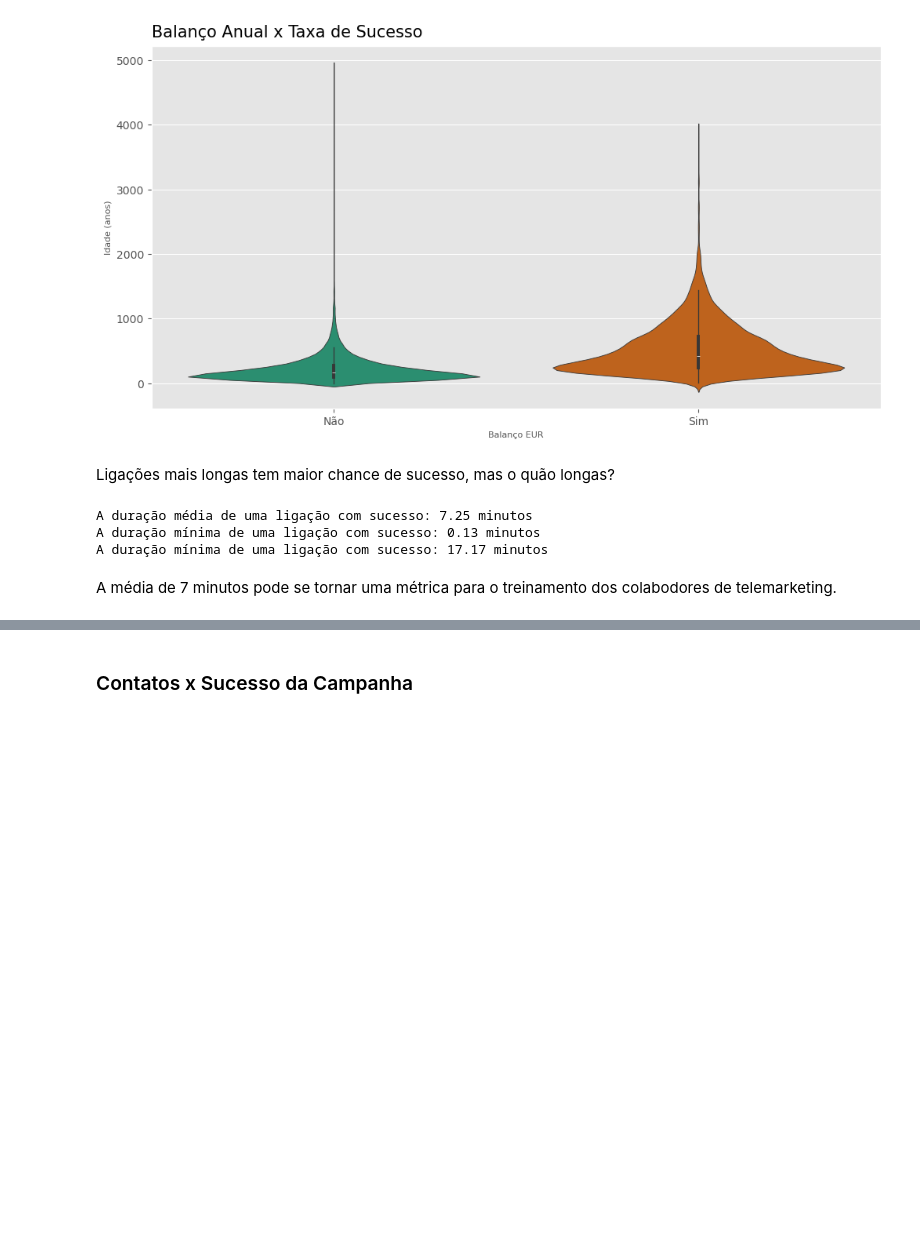
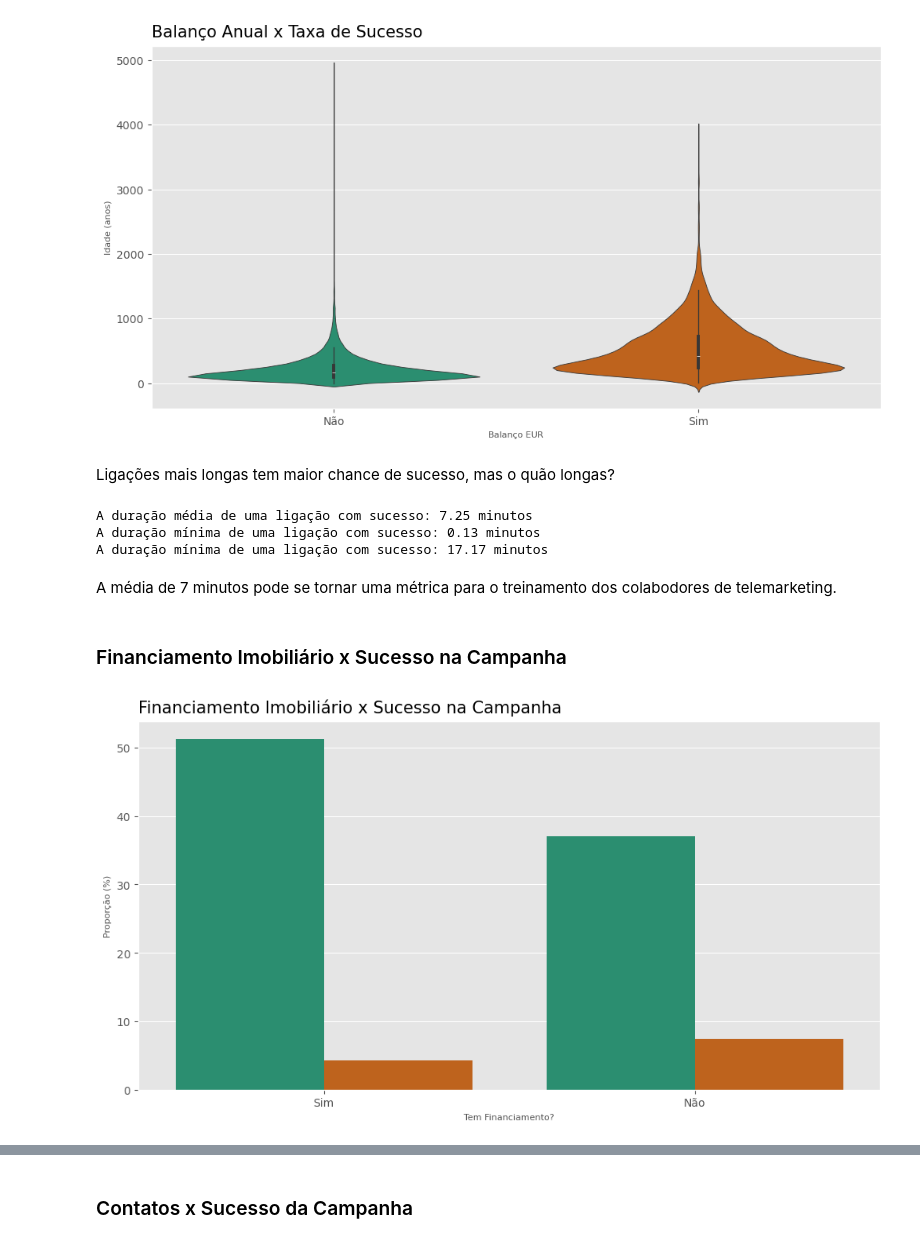
Before and after one commit to datalopes1/bank_marketing_success, a Jupyter notebook: notebooks/eda.ipynb, the cells around one changed output, grey strips where cells are left out. Cells and saved outputs as stored; diff of their text form; code cells hidden in the pictures; blank space fills up the shorter version.

```diff
--- a/notebooks/eda.ipynb
+++ b/notebooks/eda.ipynb
@@ -614,3 +613,17 @@ A duração mínima de uma ligação com sucesso: 0.13 minutos
 A duração mínima de uma ligação com sucesso: 17.17 minutos
 # %% [markdown]
 A média de 7 minutos pode se tornar uma métrica para o treinamento dos colabodores de telemarketing.
+# %% [markdown]
+### Financiamento Imobiliário x Sucesso na Campanha
+# %%
+fig, ax = plt.subplots(figsize = (12, 6))
+
+sns.countplot(x = df.housing, hue = df.y, stat = 'percent')
+ax.set_title("Financiamento Imobiliário x Sucesso na Campanha", fontsize = 15, pad = 8, loc = 'left')
+ax.set_xlabel("Tem Financiamento?", fontsize = 8)
+ax.set_ylabel("Proporção (%)", fontsize = 8)
+ax.set_xticklabels(['Sim', 'Não'])
+ax.legend().remove()
+plt.show()
+# %% [output]
+[figure, added]
```
Also changed, not shown: parts of 47 cells of this notebook.
